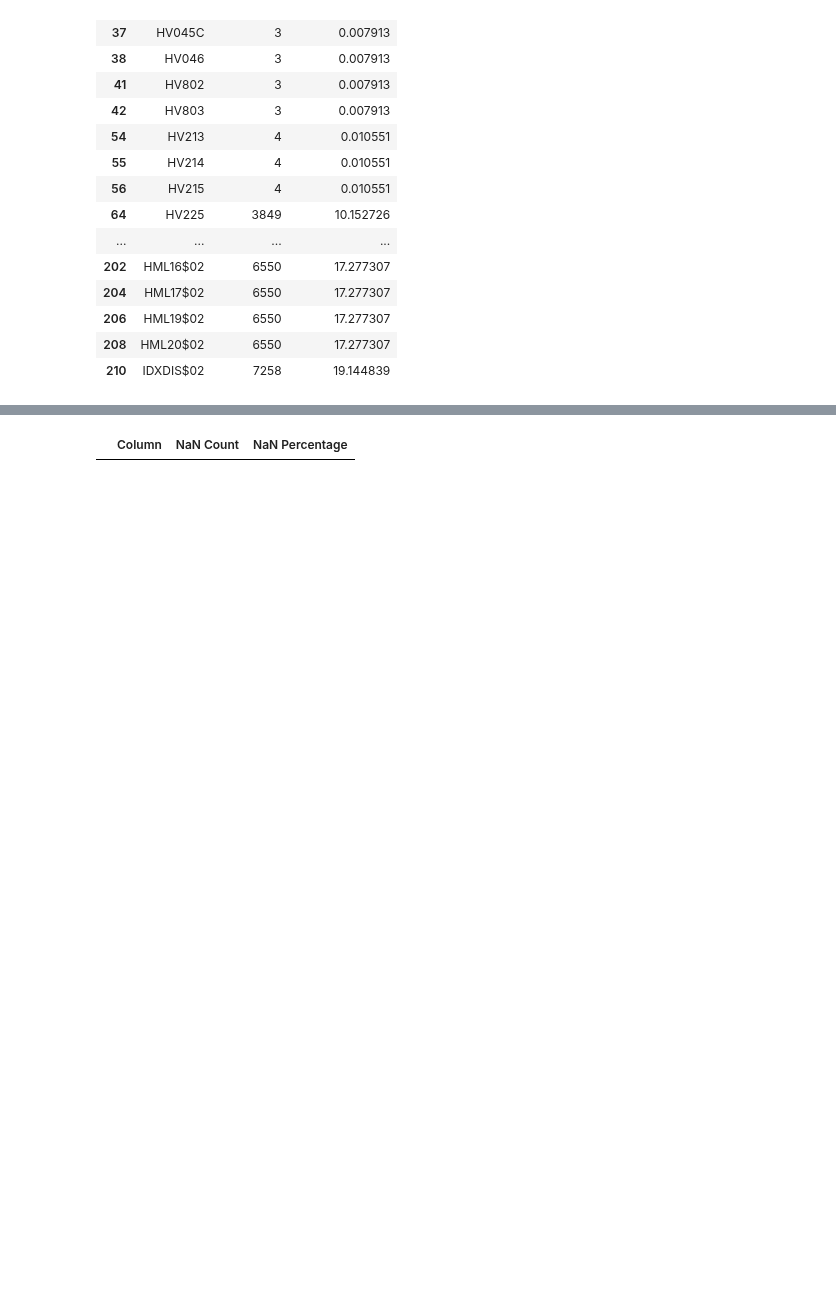
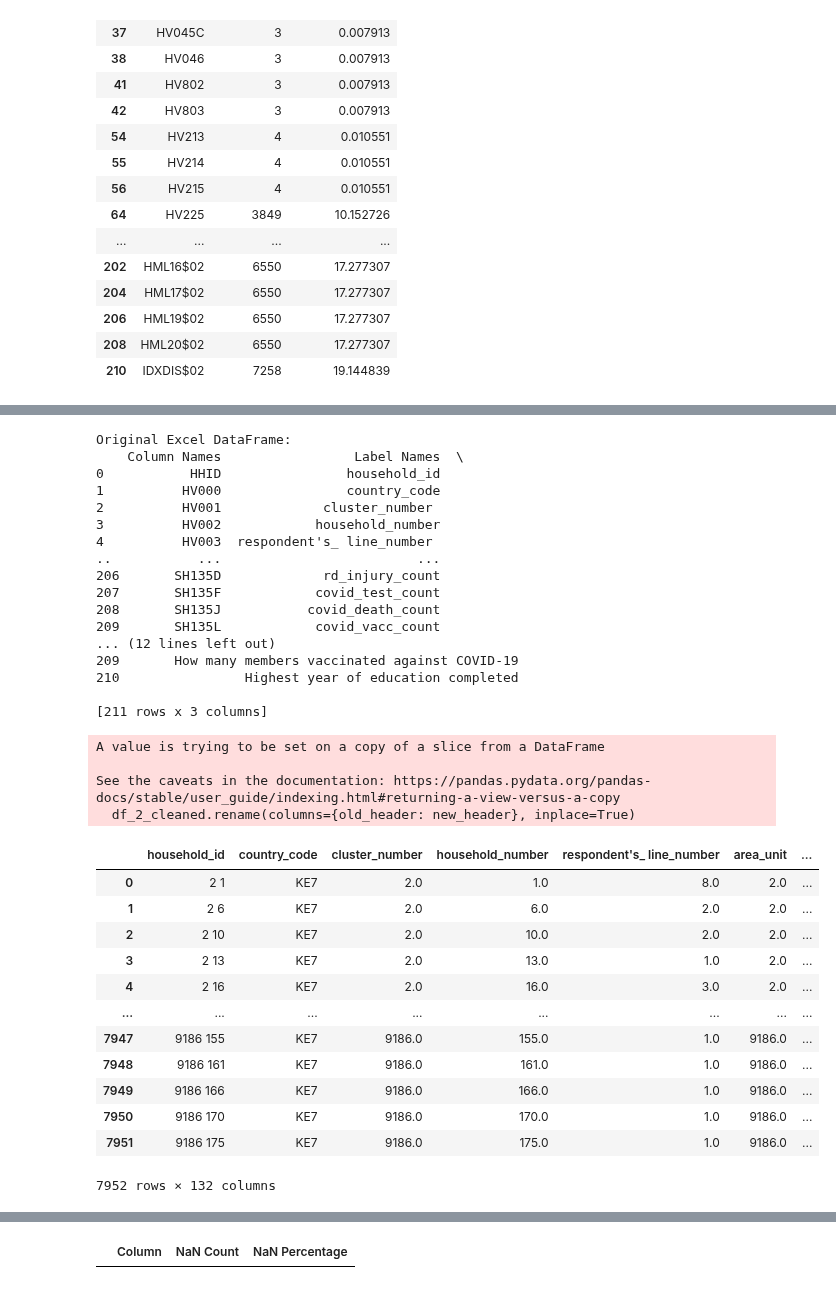
Before and after one commit to Dominic-Mu/dsc-phase-5-group-14-project, a Jupyter notebook: index.ipynb, the cells around one changed output, grey strips where cells are left out. Drawn from its saved outputs; the diff is of its cells as text; code cells hidden in the pictures; blank space fills up the shorter version.

Commit message:
variable labels

```diff
--- a/index.ipynb
+++ b/index.ipynb
@@ -362,3 +409,55 @@ See the caveats in the documentation: https://pandas.pydata.org/pandas-docs/stab
 | 37909 | 1692 88 | KE8 | 1692.0 | 88.0 | 2.0 | 1692.0 | ... |
 | 37910 | 1692 91 | KE8 | 1692.0 | 91.0 | 1.0 | 1692.0 | ... |
 37911 rows × 211 columns
+# %%
+# Converting Coded column names into readable column names for df_2
+
+# Loading the Excel file with the column names into a Pandas DataFrame
+excel_file_path = 'column_names_dictionary_2.xlsx'
+df_excel_2 = pd.read_excel(excel_file_path, sheet_name='Sheet1')
+
+# Displaying the original DataFrame with the column headers
+print("Original Excel DataFrame:")
+print(df_excel)
+
+# Replacing the column headers using a for loop
+for old_header, new_header in zip(df_2_cleaned.columns, df_excel_2['Label Names']):
+    df_2_cleaned.rename(columns={old_header: new_header}, inplace=True)
+
+# Displaying the DataFrame with the updated column headers
+df_2_cleaned
+# %% [output]
+Original Excel DataFrame:
+    Column Names                 Label Names  \
+0           HHID                household_id
+1          HV000                country_code
+2          HV001             cluster_number
+3          HV002            household_number
+4          HV003  respondent's_ line_number
+..           ...                         ...
+206       SH135D             rd_injury_count
+207       SH135F            covid_test_count
+208       SH135J           covid_death_count
+209       SH135L            covid_vacc_count
+... (12 lines left out)
+209       How many members vaccinated against COVID-19
+210                Highest year of education completed
+
+[211 rows x 3 columns]
+A value is trying to be set on a copy of a slice from a DataFrame
+
+See the caveats in the documentation: https://pandas.pydata.org/pandas-docs/stable/user_guide/indexing.html#returning-a-view-versus-a-copy
+  df_2_cleaned.rename(columns={old_header: new_header}, inplace=True)
+|  | household_id | country_code | cluster_number | household_number | respondent's_ line_number | area_unit | ... |
+| 0 | 2 1 | KE7 | 2.0 | 1.0 | 8.0 | 2.0 | ... |
+| 1 | 2 6 | KE7 | 2.0 | 6.0 | 2.0 | 2.0 | ... |
+| 2 | 2 10 | KE7 | 2.0 | 10.0 | 2.0 | 2.0 | ... |
+| 3 | 2 13 | KE7 | 2.0 | 13.0 | 1.0 | 2.0 | ... |
+| 4 | 2 16 | KE7 | 2.0 | 16.0 | 3.0 | 2.0 | ... |
+| ... | ... | ... | ... | ... | ... | ... | ... |
+| 7947 | 9186 155 | KE7 | 9186.0 | 155.0 | 1.0 | 9186.0 | ... |
+| 7948 | 9186 161 | KE7 | 9186.0 | 161.0 | 1.0 | 9186.0 | ... |
+| 7949 | 9186 166 | KE7 | 9186.0 | 166.0 | 1.0 | 9186.0 | ... |
+| 7950 | 9186 170 | KE7 | 9186.0 | 170.0 | 1.0 | 9186.0 | ... |
+| 7951 | 9186 175 | KE7 | 9186.0 | 175.0 | 1.0 | 9186.0 | ... |
+7952 rows × 132 columns
```
Also changed, not shown: parts of 31 cells of this notebook, 6 other files.
